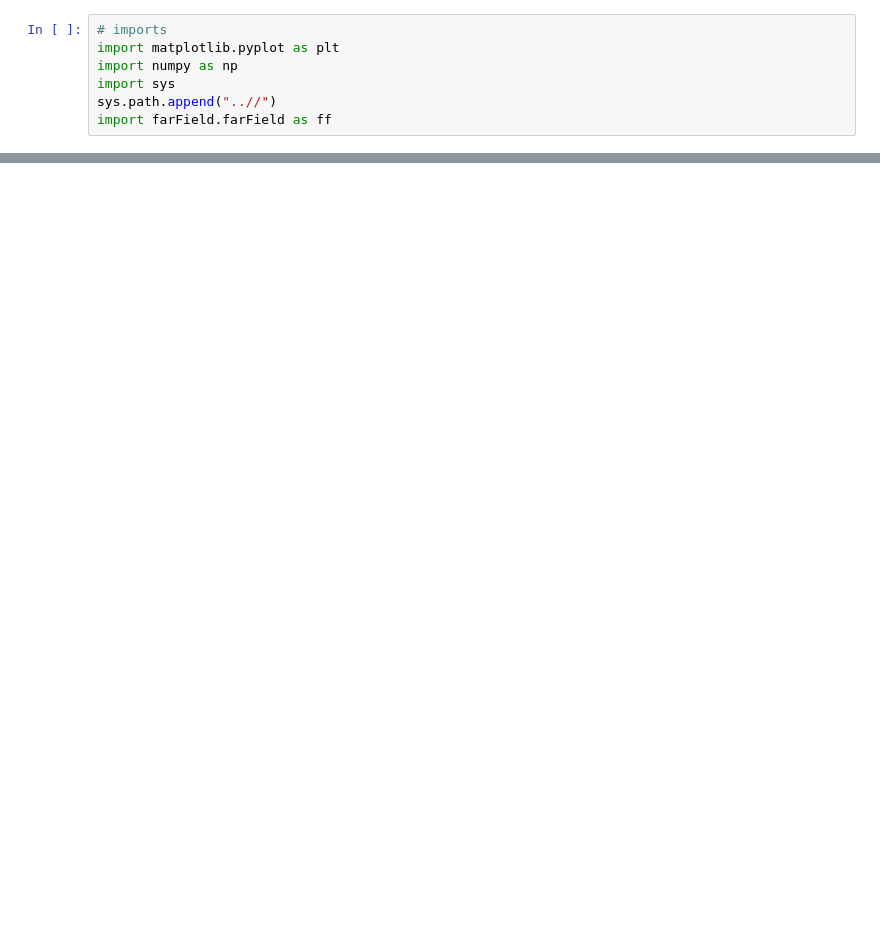
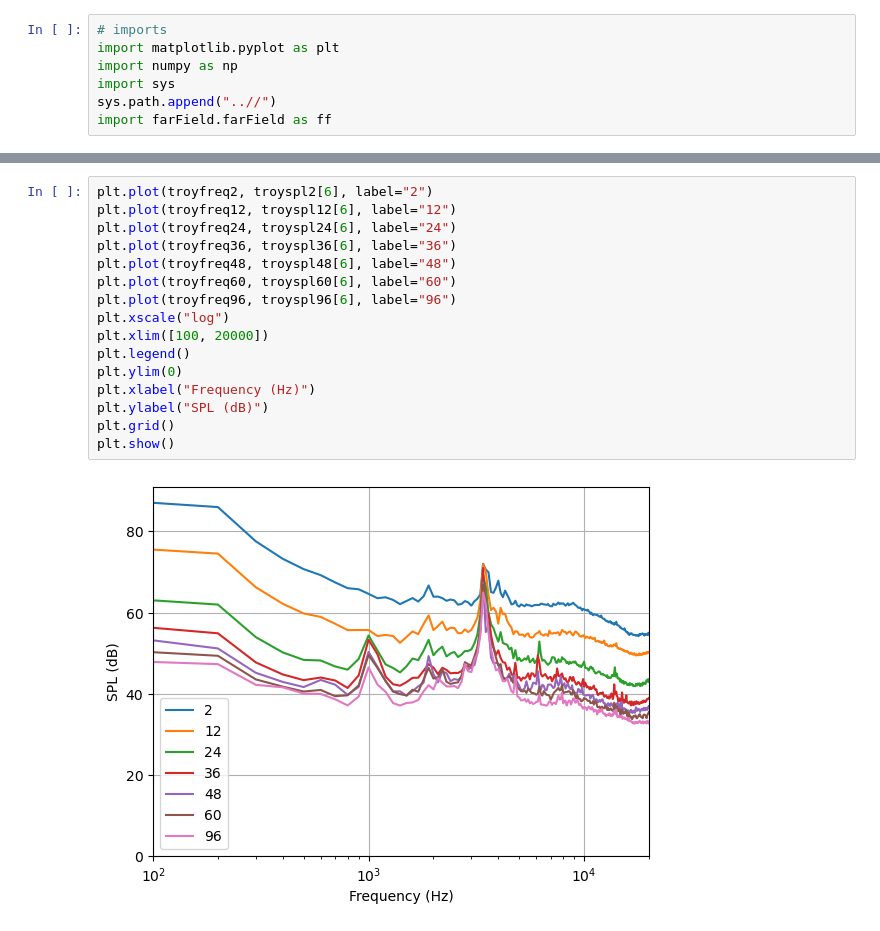
Before and after one commit to sladesladeslade/CuppolettiLab, a Jupyter notebook: Spr 23 UGR/UGRplots.ipynb, the cells around one changed output, grey strips where cells are left out. Saved outputs shown, nothing was run; the diff lists cells and outputs as text; blank space fills up the shorter version.

```diff
--- a/Spr 23 UGR/UGRplots.ipynb
+++ b/Spr 23 UGR/UGRplots.ipynb
@@ -20,0 +50,18 @@ spl12, freq12 = micData.narrowband(12, 50)
+# %%
+plt.plot(troyfreq2, troyspl2[6], label="2")
+plt.plot(troyfreq12, troyspl12[6], label="12")
+plt.plot(troyfreq24, troyspl24[6], label="24")
+plt.plot(troyfreq36, troyspl36[6], label="36")
+plt.plot(troyfreq48, troyspl48[6], label="48")
+plt.plot(troyfreq60, troyspl60[6], label="60")
+plt.plot(troyfreq96, troyspl96[6], label="96")
+plt.xscale("log")
+plt.xlim([100, 20000])
+plt.legend()
+plt.ylim(0)
+plt.xlabel("Frequency (Hz)")
+plt.ylabel("SPL (dB)")
+plt.grid()
+plt.show()
+# %% [output]
+[figure, added]
```
Also changed, not shown: parts of 9 cells of this notebook.
